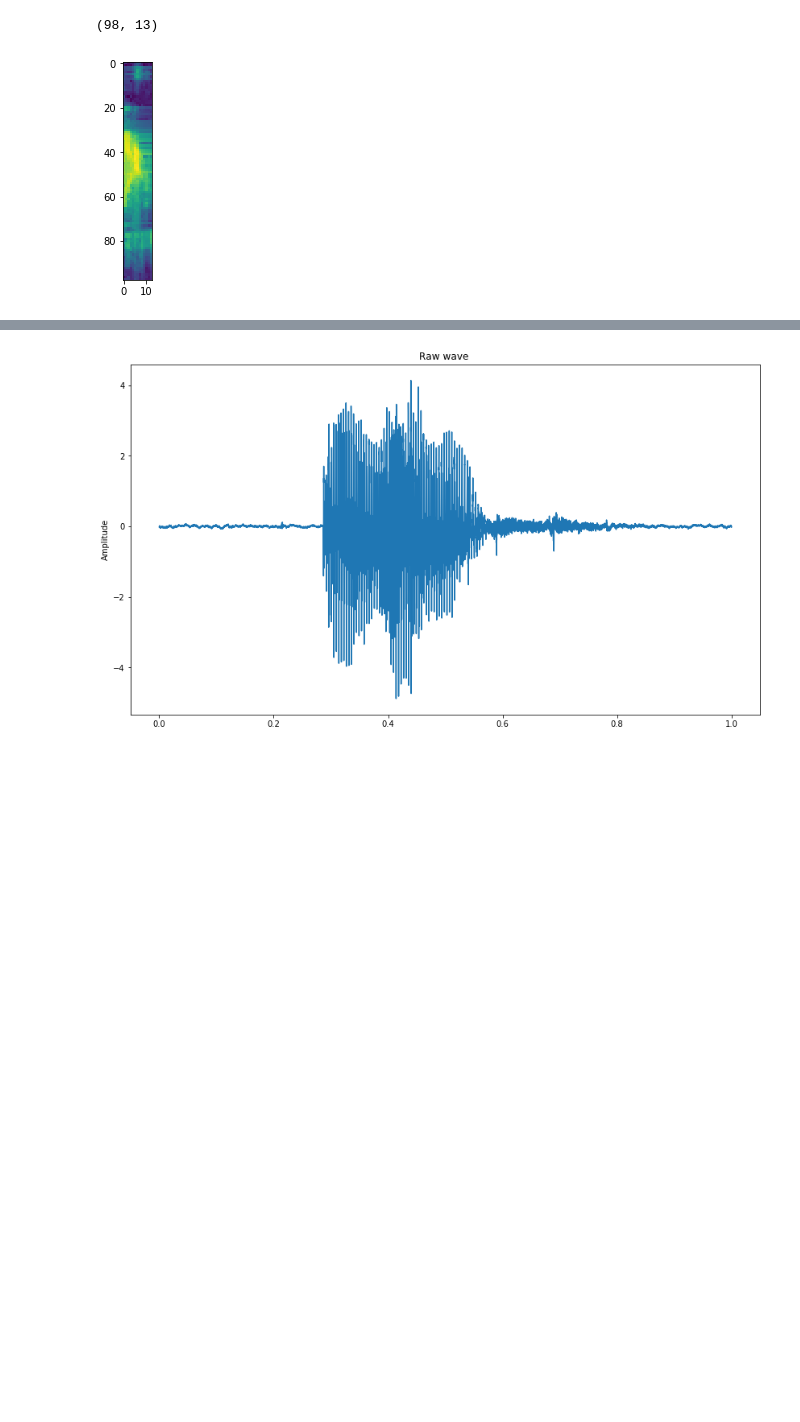
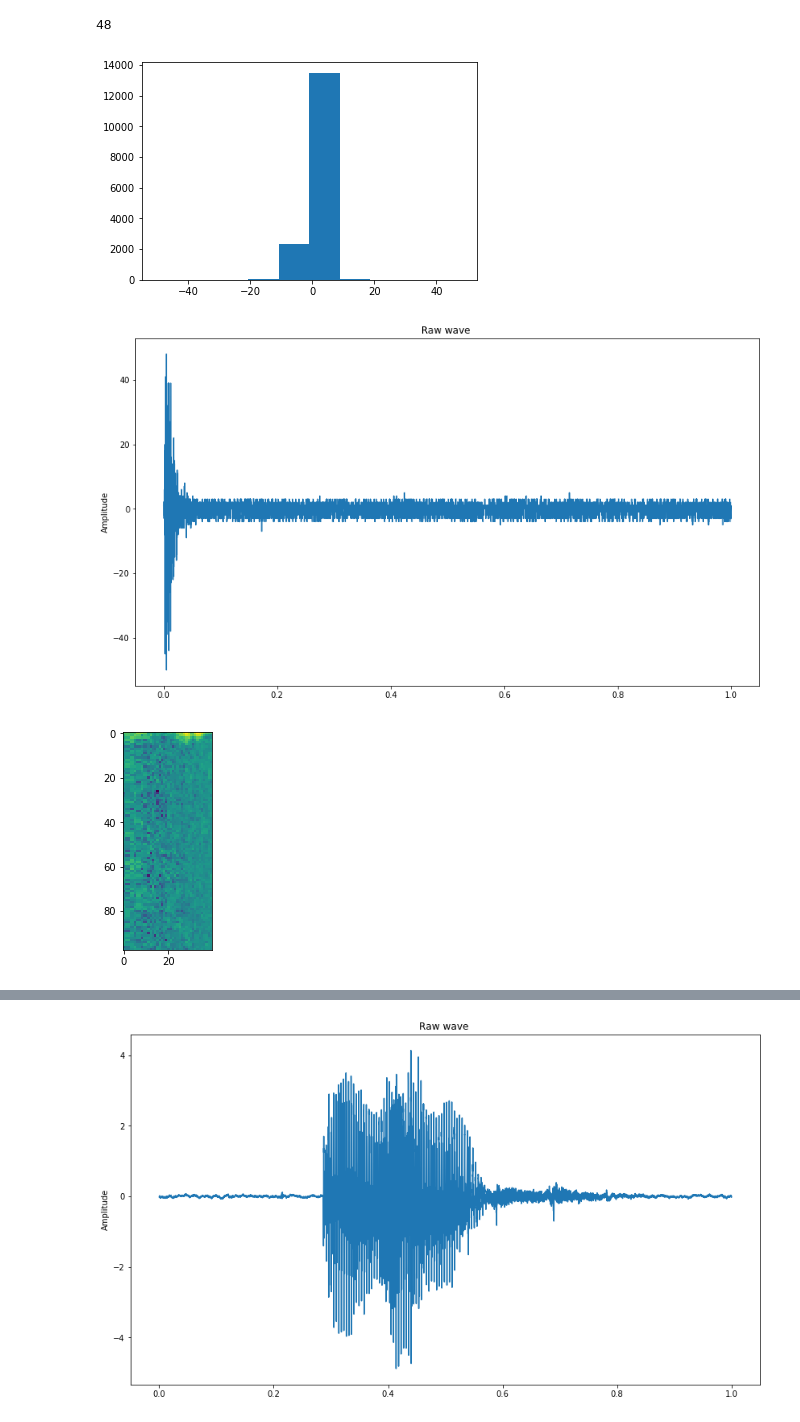
Before and after one commit to 3v1l91l/speech, a Jupyter notebook: src/augment.ipynb, the cells around one changed output, grey strips where cells are left out. Drawn from its saved outputs; the diff is of its cells as text; code cells hidden in the pictures; blank space fills up the shorter version.

```diff
--- a/src/augment.ipynb
+++ b/src/augment.ipynb
@@ -41,31 +41,32 @@ def load_wav_by_path(p, fs):
     return wav
 # %%
 fs = 16000
-wav = load_wav_by_path("../input/test/audio/clip_0a0a60a16.wav", fs)
-# plt.hist(wav)
-# print(wav)
+wav = load_wav_by_path("../input/test/audio/clip_0018ff8e9.wav", fs)
+plt.hist(wav)
+print(np.max(wav))
 # wav = wav / np.max(wav)
 # y_mod = wav / np.max(wav)
 
 # y_mod = y_mod + np.roll(np.flip(y_mod, axis=0), int(fs*0.1))
 # # wav_mod = effects.time_stretch(wav, 0.8)
 # # wav_mod = wav_mod[-fs:]
 
-# plot_time_series(wav)
+plot_time_series(wav)
 spec = speechpy.feature.lmfe(wav, sampling_frequency=fs, frame_length=0.030, frame_stride=0.01,
-             num_filters=13, fft_length=256, low_frequency=0, high_frequency=8000)
-print(spec.shape)
+             num_filters=40, fft_length=256, low_frequency=0)
+# print(spec.shape)
 # fig = plt.figure(figsize=(14, 8))
-# print(wav.shape)
 
 x = plt.imshow(spec)
 
 # plot_time_series(wav_mod)
 # x = plt.specgram(wav_mod, Fs=fs)
 # print(len(wav_mod))
 # %% [output]
-(98, 13)
+48
-[figure, old version]
+[figure, new version]
+[figure, added]
+[figure, added]
 # %%
 ipd.Audio(wav, rate=fs)
 # %% [output]
```
Also changed, not shown: 6 other files.
